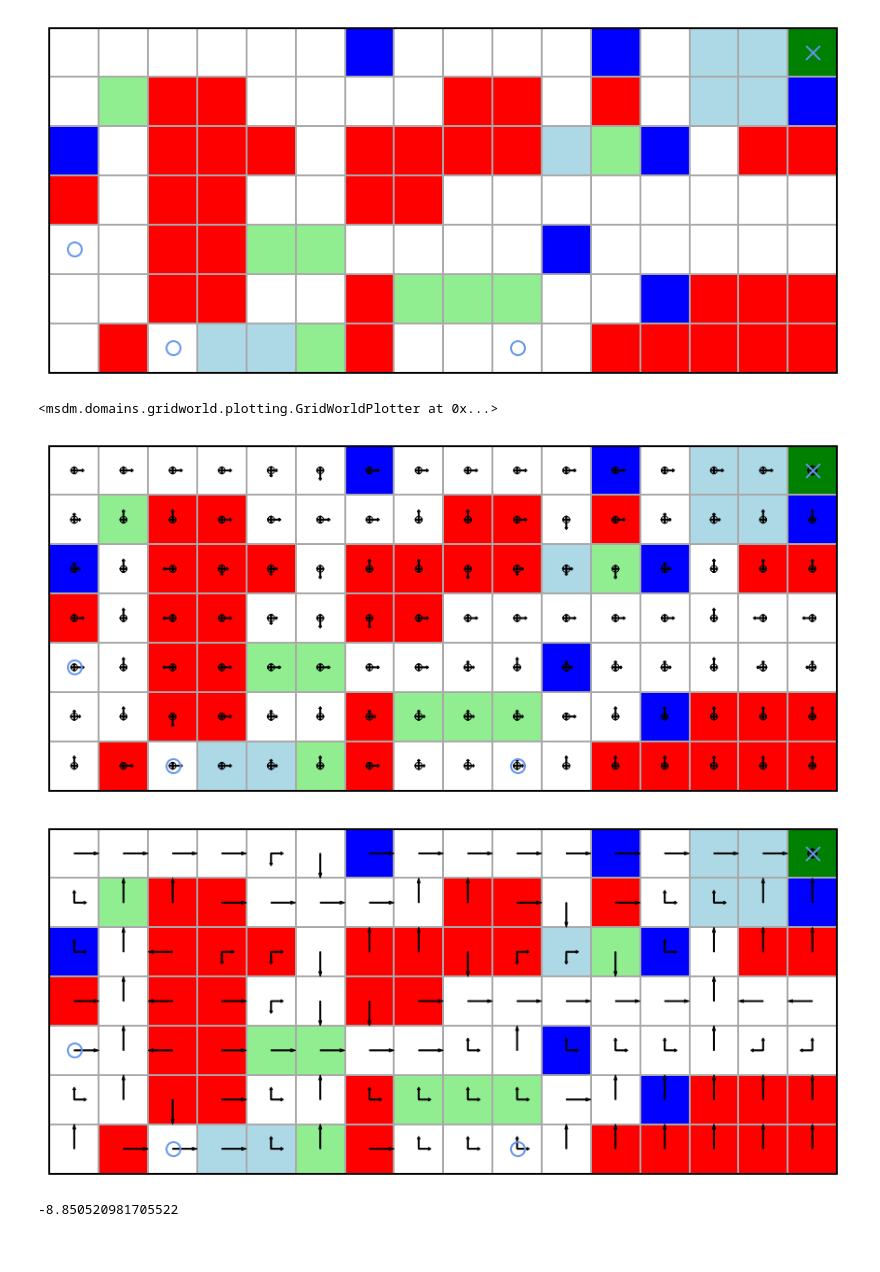
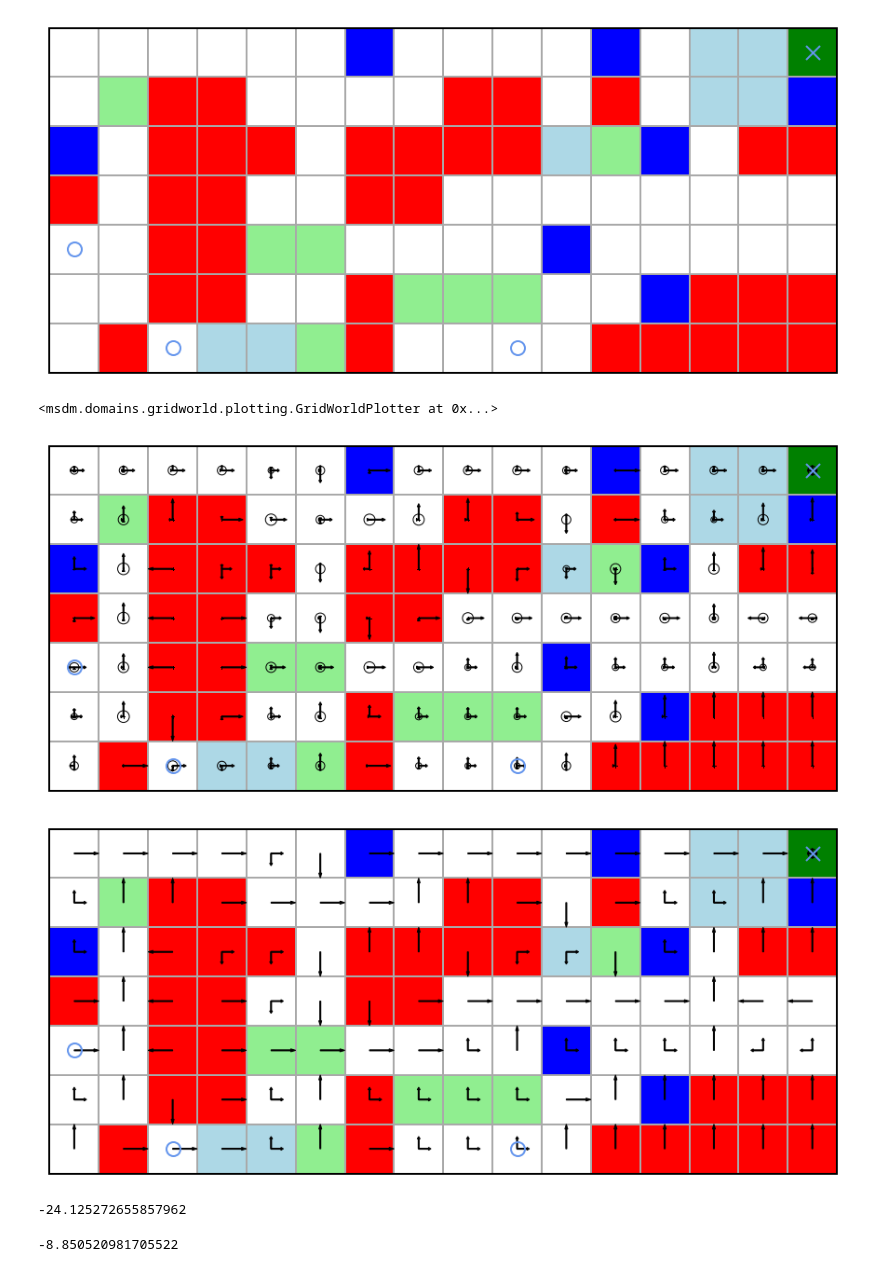
Before and after one commit to iamsamliang/IRL_IW, a Jupyter notebook: Supervised_IRL.ipynb, the cells around one changed output. Saved outputs shown, nothing was run; the diff lists cells and outputs as text; code cells hidden in the pictures.

```diff
--- a/Supervised_IRL.ipynb
+++ b/Supervised_IRL.ipynb
@@ -51,15 +52,19 @@ gw.plot(featurecolors=featurecolors)
 # %%
 # Expert has a optimal policy
 vi_res = ValueIteration().plan_on(gw)
 # Use a softmax policy for exploration so the trajectories are not always the same (still chooses the best action with the most probability though). Higher inverse_temperature means more deterministic
-softmax_policy = TabularPolicy.from_q_matrix(gw.state_list, gw.action_list, q=vi_res._qvaluemat,inverse_temperature=float(100))
+softmax_policy = TabularPolicy.from_q_matrix(gw.state_list, gw.action_list, q=vi_res._qvaluemat,inverse_temperature=float(1))
 
 gw.plot(featurecolors=featurecolors).plot_policy(softmax_policy)
 gw.plot(featurecolors=featurecolors).plot_policy(vi_res.policy)
 # %% [output]
 <msdm.domains.gridworld.plotting.GridWorldPlotter at 0x...>
-[figure, old version]
+[figure, new version]
 [figure]
+# %%
+print(softmax_policy.evaluate_on(gw).initial_value)
+# %% [output]
+-24.125272655857962
 # %%
 print(vi_res.policy.evaluate_on(gw).initial_value)
 # %% [output]
```
Also changed, not shown: parts of 15 cells of this notebook, 7 other files.
